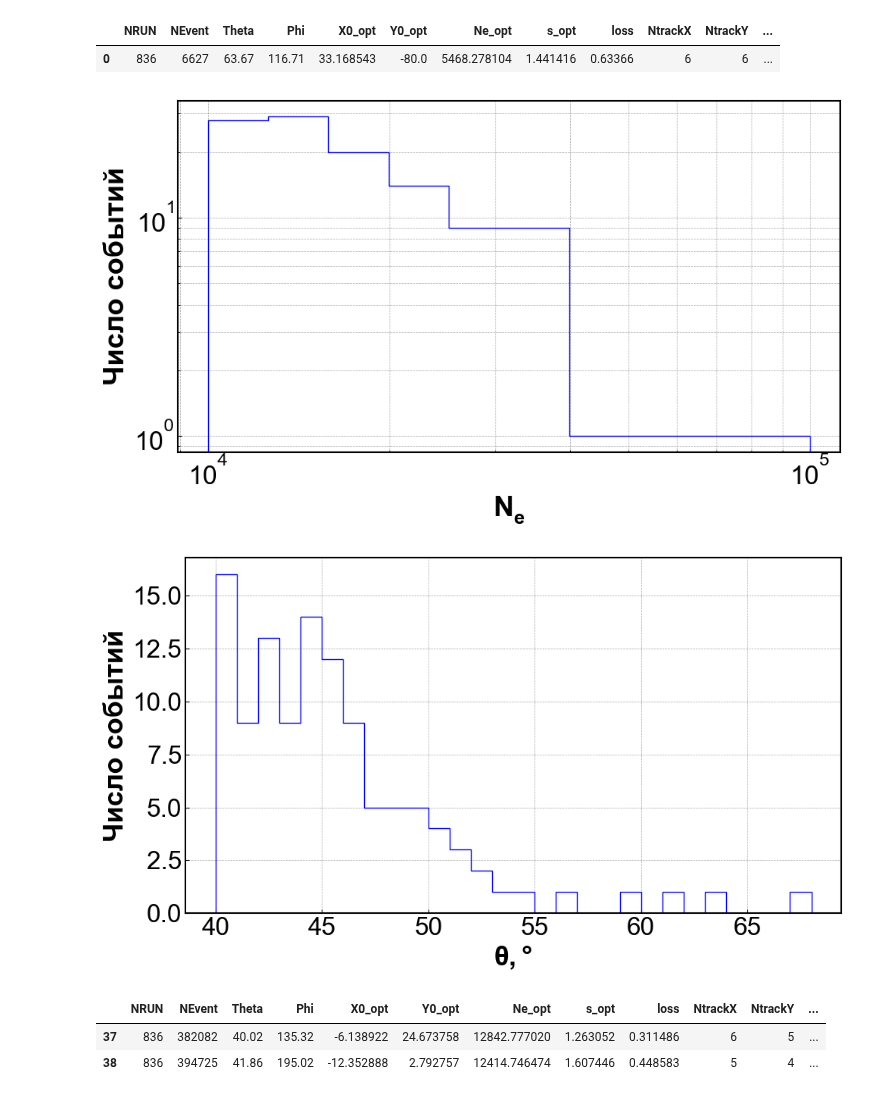
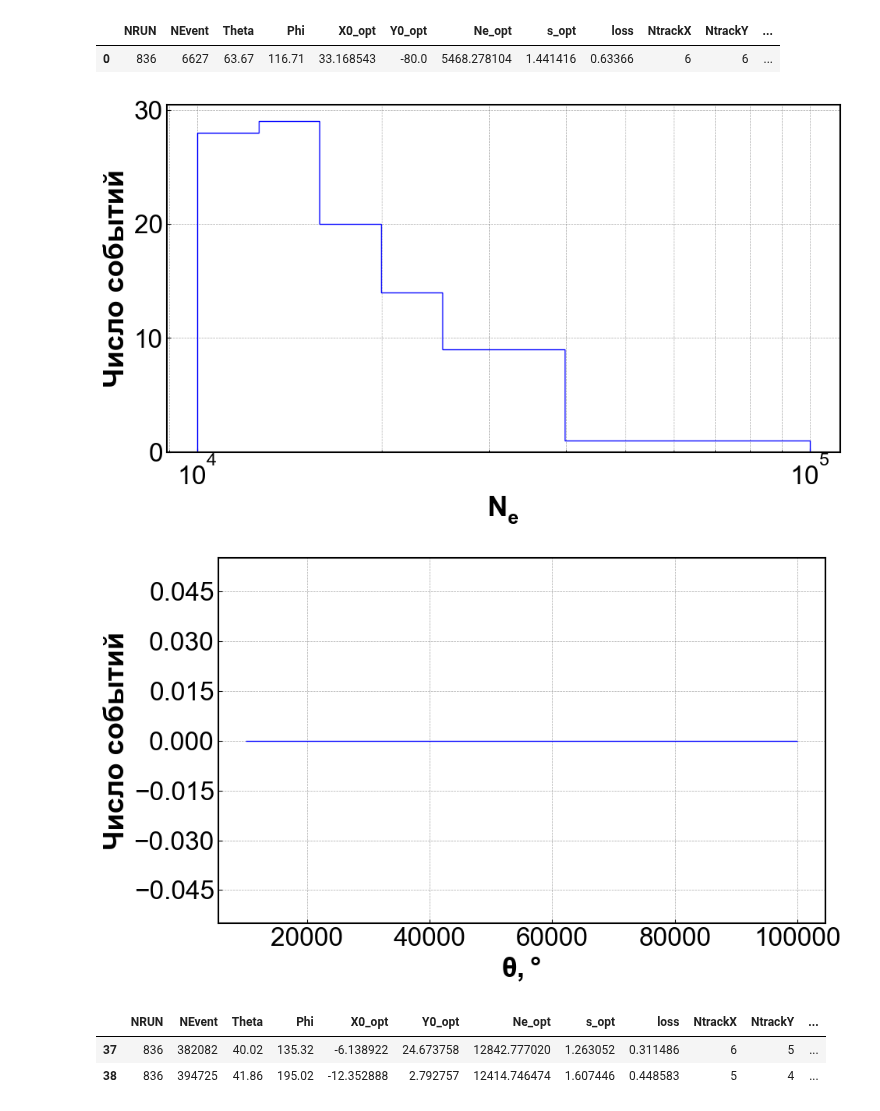
Before and after one commit to matalhim/sdf, a Jupyter notebook: events/notebooks/visualization.ipynb, the cells around one changed output. Saved outputs shown, nothing was run; the diff lists cells and outputs as text; code cells hidden in the pictures.

Commit message:
new file:   H(T)/data/hc_2.csv 	modified:   H(T)/main.ipynb 	modified:   events/notebooks/functions.py 	modified:   events/notebooks/visualization.ipynb

```diff
--- a/events/notebooks/visualization.ipynb
+++ b/events/notebooks/visualization.ipynb
@@ -59,7 +68,8 @@ f_events_df1 = f_events_df[
     (f_events_df['Y0_opt'] > -40) & (f_events_df['Y0_opt'] < 40) &
     (f_events_df['loss'] < 1) &
     (f_events_df['s_opt'] < 1.9) & (f_events_df['s_opt'] > 1.2) &
-    (f_events_df['Ne_opt'] < 10 ** 5.0) & (f_events_df['Ne_opt'] >  10 ** 4)
+    (f_events_df['Ne_opt'] < 10 ** 5.0) &
+    (f_events_df['Ne_opt'] >  10 ** 4)
 
 ]
 # %%
@@ -78,29 +88,29 @@ counts, bins, _ = plt.hist(ne_values, bins=bins, histtype='step', color='blue',
 plt.xlabel(r'$N_e$')
 plt.ylabel('Число событий')
 plt.xscale('log')
-
+plt.yscale('linear')
 plt.grid(True, which='both', linestyle='--', linewidth=0.5, alpha=0.7)
 plt.tight_layout()
 plt.show()
 # %% [output]
-[figure, old version]
+[figure, new version]
 # %%
 ne_values = f_events_df1['Theta'].values
-
-bins = np.arange(min(ne_values), max(ne_values) + 1, 1)  # шаг 0.3
-
-# Построим гистограмму
+import matplotlib.ticker as mticker
 plt.figure(figsize=(10, 6))
 counts, bins, _ = plt.hist(ne_values, bins=bins, histtype='step', color='blue')
 
 plt.xlabel(r'$\theta, \degree$')
 plt.ylabel('Число событий')
 
 plt.grid(True, which='both', linestyle='--', linewidth=0.5, alpha=0.7)
+
+plt.gca().yaxis.set_major_locator(mticker.MaxNLocator(integer=True))
+
 plt.tight_layout()
 plt.show()
 # %% [output]
-[figure, old version]
+[figure, new version]
 # %%
 f_events_df1.head(2)
 # %% [output]
```
Also changed, not shown: parts of 17 cells of this notebook, 3 other files.
